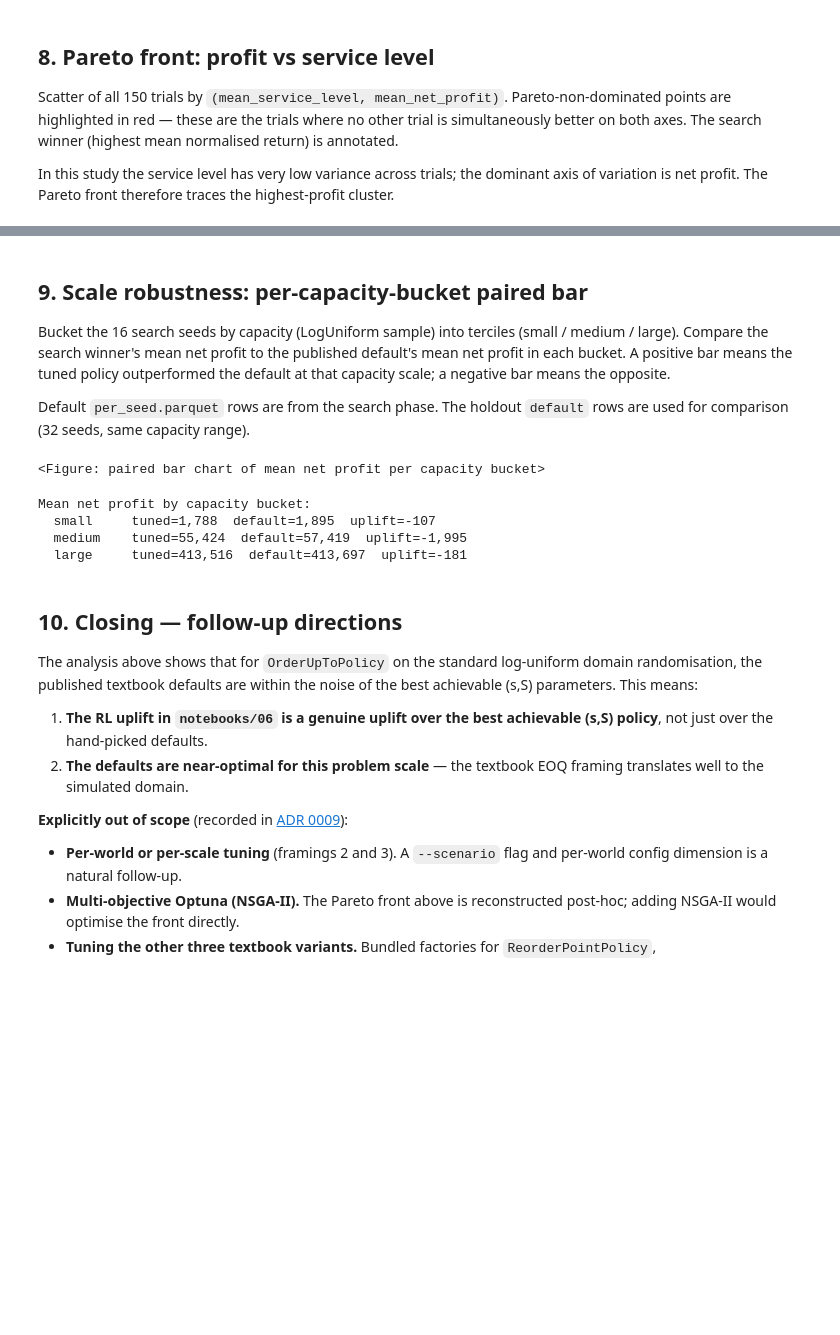
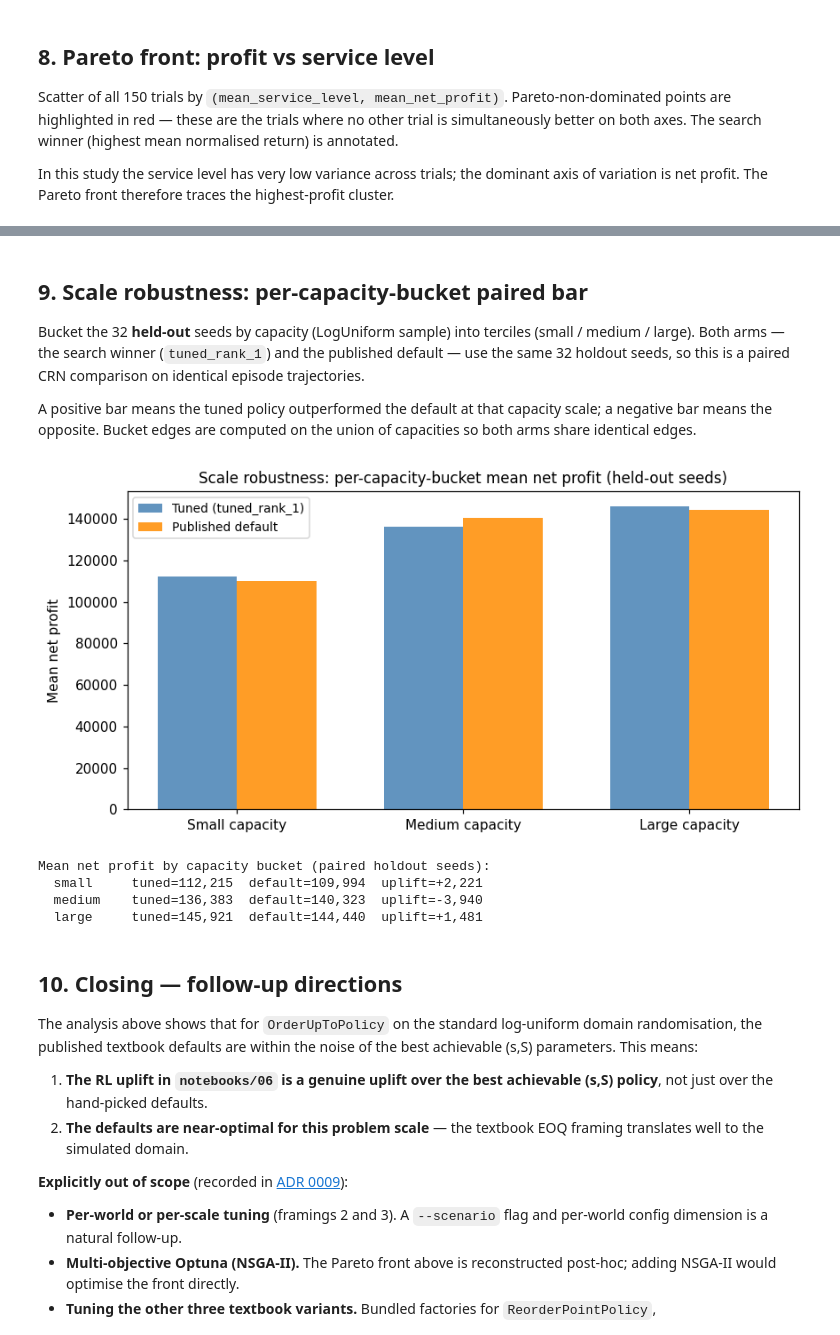
Before and after one commit to mjordanic/supply_chain_simulator, a Jupyter notebook: notebooks/08-tune_textbook_policy.ipynb, the cells around one changed output, grey strips where cells are left out. Drawn from its saved outputs; the diff is of its cells as text; code cells hidden in the pictures; blank space fills up the shorter version.

```diff
--- a/notebooks/08-tune_textbook_policy.ipynb
+++ b/notebooks/08-tune_textbook_policy.ipynb
@@ -67,5 +64,5 @@ Setup complete.
 # %%
-# Load the catalog and base store template (same as RL training pipeline).
-rl_config = RLConfig()
-catalog, base_template, _, _ = _load_world_catalog_and_template(rl_config)
-print(f'Catalog: {len(catalog)} products   |   world_archetype={rl_config.world_archetype}')
+# Load the catalog and base store template from the tuning world cache.
+tuning_config_base = TuningConfig()  # defaults to fashion_retail_250
+catalog, base_template, market_params, disruption_params = load_world(tuning_config_base)
+print(f'Catalog: {len(catalog)} products   |   world_archetype={tuning_config_base.world_archetype}')
@@ -395,62 +385,65 @@ Search winner in Pareto front: True
 # %% [markdown]
 ## 9. Scale robustness: per-capacity-bucket paired bar
 
-Bucket the 16 search seeds by capacity (LogUniform sample) into terciles
-(small / medium / large). Compare the search winner's mean net profit to the
-published default's mean net profit in each bucket. A positive bar means the
-tuned policy outperformed the default at that capacity scale; a negative bar means
-the opposite.
+Bucket the 32 **held-out** seeds by capacity (LogUniform sample) into terciles
+(small / medium / large). Both arms — the search winner (`tuned_rank_1`) and the
+published default — use the same 32 holdout seeds, so this is a paired CRN
+comparison on identical episode trajectories.
 
-Default `per_seed.parquet` rows are from the search phase. The holdout `default`
-rows are used for comparison (32 seeds, same capacity range).
+A positive bar means the tuned policy outperformed the default at that capacity
+scale; a negative bar means the opposite. Bucket edges are computed on the union
+of capacities so both arms share identical edges.
 # %%
 if not _STUDY_AVAILABLE:
     print('Run: uv run python -m src.tuning.study --policy order_up_to --trials 150 --study-name order_up_to_v1')
 else:
-    # Bucket by capacity tercile on per_seed_df.
-    ps = per_seed_df.copy()
-    ps['cap_bucket'] = pd.qcut(ps['capacity'], q=3, labels=['small', 'medium', 'large'])
+    # Both arms come from the same holdout seeds (paired CRN). Bucket on
+    # the union of (best tuned, default) holdout rows so both share
+    # identical bucket edges.
+    ho = holdout_df[holdout_df['label'].isin([best_label, 'default'])].copy()
+    ho['cap_bucket'] = pd.qcut(ho['capacity'], q=3, labels=['small', 'medium', 'large'])
 
-    winner_ps = ps[ps['trial_id'] == best_idx]
-    winner_by_bucket = winner_ps.groupby('cap_bucket', observed=True)['net_profit'].mean()
-
-    # Use holdout default rows for comparison (32 seeds from holdout).
-    holdout_default = holdout_df[holdout_df['label'] == 'default'].copy()
-    holdout_default['cap_bucket'] = pd.qcut(
-        holdout_default['capacity'], q=3, labels=['small', 'medium', 'large']
+    winner_by_bucket = (
+        ho[ho['label'] == best_label]
+        .groupby('cap_bucket', observed=True)['net_profit']
+        .mean()
     )
-    default_by_bucket = holdout_default.groupby('cap_bucket', observed=True)['net_profit'].mean()
+    default_by_bucket = (
+        ho[ho['label'] == 'default']
+        .groupby('cap_bucket', observed=True)['net_profit']
+        .mean()
+    )
 
     buckets = ['small', 'medium', 'large']
     x = np.arange(len(buckets))
     bar_w = 0.35
 
     fig, ax = plt.subplots(figsize=(8, 4))
     ax.bar(x - bar_w / 2,
            [winner_by_bucket.get(b, 0) for b in buckets],
-           bar_w, color='steelblue', alpha=0.85, label=f'Tuned winner (trial {best_idx})')
+           bar_w, color='steelblue', alpha=0.85, label=f'Tuned ({best_label})')
     ax.bar(x + bar_w / 2,
            [default_by_bucket.get(b, 0) for b in buckets],
            bar_w, color='darkorange', alpha=0.85, label='Published default')
     ax.set_xticks(x)
     ax.set_xticklabels(['Small capacity', 'Medium capacity', 'Large capacity'])
     ax.set_ylabel('Mean net profit')
-    ax.set_title('Scale robustness: per-capacity-bucket mean net profit')
+    ax.set_title('Scale robustness: per-capacity-bucket mean net profit (held-out seeds)')
     ax.legend()
     plt.tight_layout()
     plt.show()
 
-    print('Mean net profit by capacity bucket:')
+    print('Mean net profit by capacity bucket (paired holdout seeds):')
     for b in buckets:
         w = winner_by_bucket.get(b, float('nan'))
         d = default_by_bucket.get(b, float('nan'))
         print(f'  {b:8s}  tuned={w:,.0f}  default={d:,.0f}  uplift={w-d:+,.0f}')
 # %% [output]
+[figure, added]
-<Figure: paired bar chart of mean net profit per capacity bucket>
+Mean net profit by capacity bucket (paired holdout seeds):
+  small     tuned=112,215  default=109,994  uplift=+2,221
+  medium    tuned=136,383  default=140,323  uplift=-3,940
+  large     tuned=145,921  default=144,440  uplift=+1,481
-Mean net profit by capacity bucket:
-  small     tuned=1,788  default=1,895  uplift=-107
-  medium    tuned=55,424  default=57,419  uplift=-1,995
-  large     tuned=413,516  default=413,697  uplift=-181
 # %% [markdown]
 ## 10. Closing — follow-up directions
 
```
Also changed, not shown: parts of 9 cells of this notebook, 11 other files.
